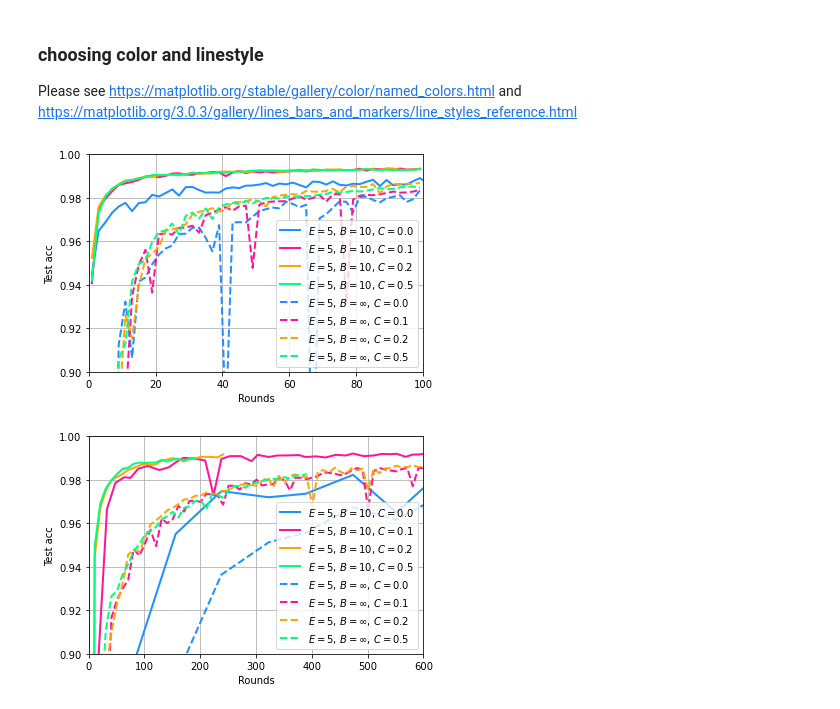
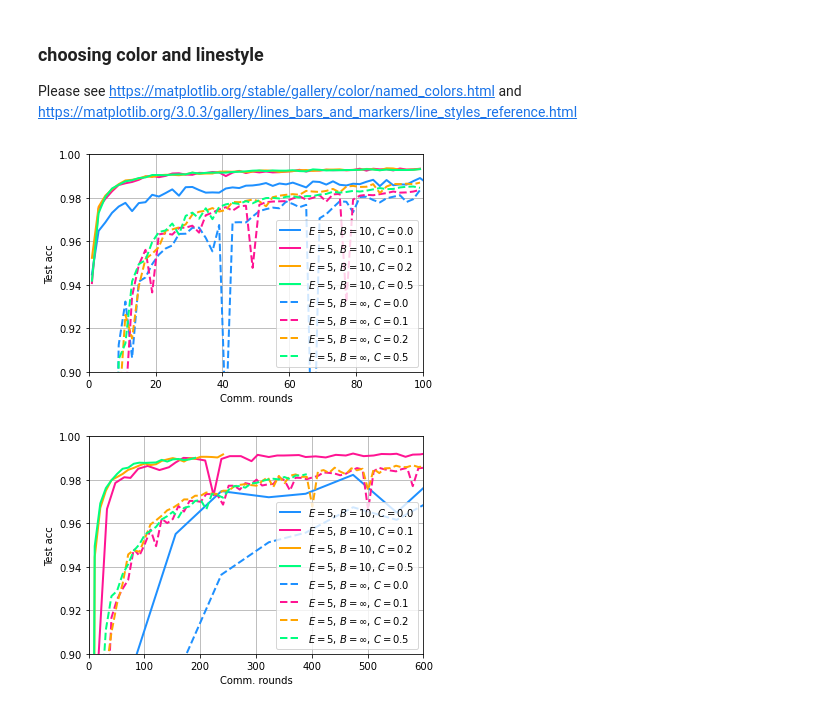
Before and after one commit to ywang037/Federated-Learning-PyTorch, a Jupyter notebook: helper-plot-csv-exp-1.ipynb, the cells around one changed output. Saved outputs shown, nothing was run; the diff lists cells and outputs as text; code cells hidden in the pictures.

Commit message:
Update notebooks for figure plotting

```diff
--- a/helper-plot-csv-exp-1.ipynb
+++ b/helper-plot-csv-exp-1.ipynb
@@ -52,22 +52,22 @@ Please see https://matplotlib.org/stable/gallery/color/named_colors.html and htt
 # %%
 # plot the first figure for experiment 1 with iid data
 step_1=2
 plt.figure()
 for i, data in enumerate(df_1):
     x = [dx for j, dx in enumerate(data['Step'].tolist()) if j % step_1 == 0]
     y = [dy for j, dy in enumerate(data['Value'].tolist()) if j % step_1 == 0]
     plt.plot(x,y,label=run_labels[i], linestyle=run_linestyles[i], color=run_colors[i],linewidth=2)
 #     plt.plot(x,y,label=run_labels[i],linewidth=2)
     plt.legend(loc='lower right')
 plt.grid()
 # plt.tight_layout()
 plt.xlim(0,100)
 plt.ylim(0.90,1.0)
-plt.xlabel('Rounds')
+plt.xlabel('Comm. rounds')
 plt.ylabel('Test acc')
 plt.savefig('save\\figures-mnist\\fedavg-exp-1-iid.png')
 # %% [output]
-[figure, old version]
+[figure, new version]
 # %%
 # plot the first figure for experiment 1 with non-iid data
 # step_2=20
@@ -86,8 +86,8 @@ plt.grid()
 # plt.tight_layout()
 plt.xlim(0,600)
 plt.ylim(0.9,1.0)
-plt.xlabel('Rounds')
+plt.xlabel('Comm. rounds')
 plt.ylabel('Test acc')
 plt.savefig('save\\figures-mnist\\fedavg-exp-1-non-iid.png')
 # %% [output]
-[figure, old version]
+[figure, new version]
```
Also changed, not shown: 2 other files.
